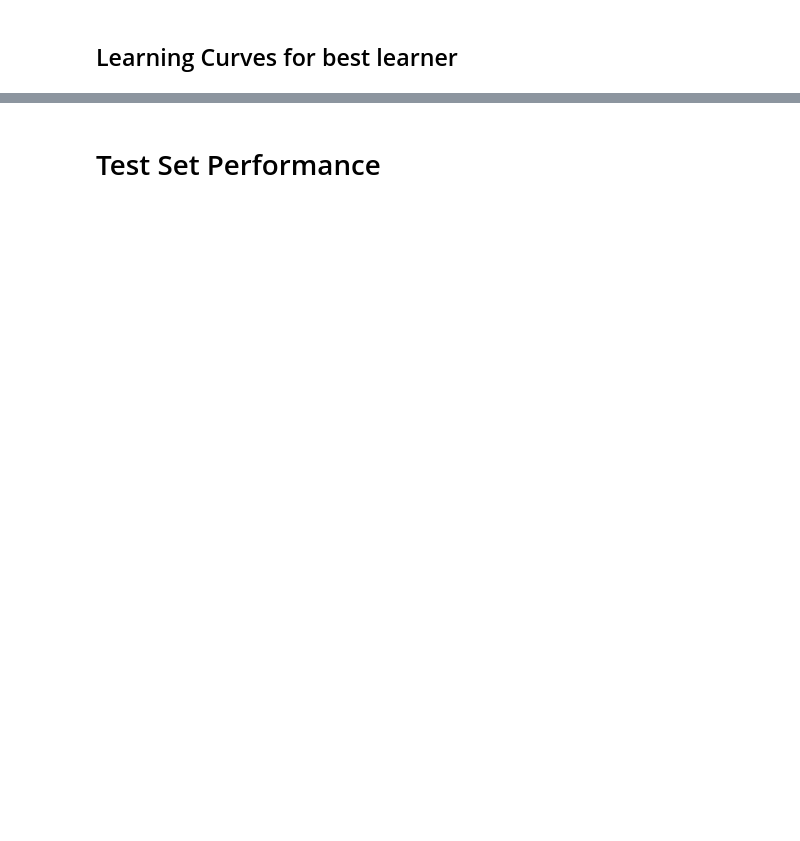
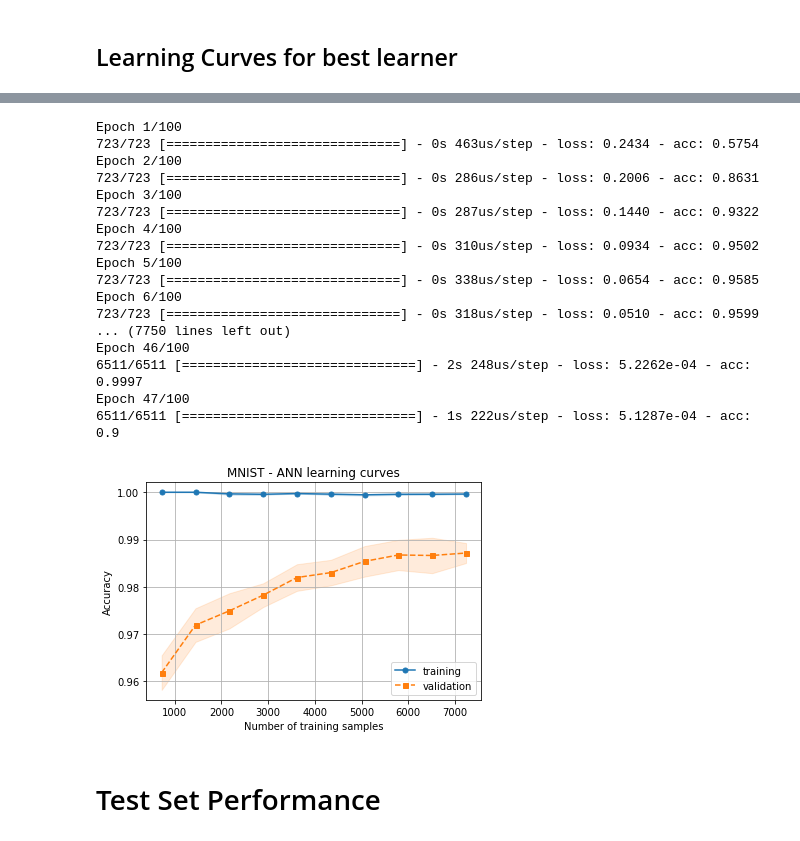
Before and after one commit to haniahhaq/CS7641-assignment-1, a Jupyter notebook: nb_mnist_ann.ipynb, the cells around one changed output, grey strips where cells are left out. Drawn from its saved outputs; the diff is of its cells as text; code cells hidden in the pictures; blank space fills up the shorter version.

```diff
--- a/nb_mnist_ann.ipynb
+++ b/nb_mnist_ann.ipynb
@@ -188,5 +262,24 @@ clf.get_params()
 # %%
-train_sizes, train_mean, train_std, test_mean, test_std =gen_and_plot_learning_curve(clf, X_train_scaled, y_train, ylim=None, cv=4, title='MNIST - ANN learning curves')
+train_sizes, train_mean, train_std, test_mean, test_std =gen_and_plot_learning_curve(clf, X_train_scaled, y_train, random_state=1, verbose=10, ylim=None, cv=4, title='MNIST - ANN learning curves')
+# %% [output]
+Epoch 1/100
+723/723 [==============================] - 0s 463us/step - loss: 0.2434 - acc: 0.5754
+Epoch 2/100
+723/723 [==============================] - 0s 286us/step - loss: 0.2006 - acc: 0.8631
+Epoch 3/100
+723/723 [==============================] - 0s 287us/step - loss: 0.1440 - acc: 0.9322
+Epoch 4/100
+723/723 [==============================] - 0s 310us/step - loss: 0.0934 - acc: 0.9502
+Epoch 5/100
+723/723 [==============================] - 0s 338us/step - loss: 0.0654 - acc: 0.9585
+Epoch 6/100
+723/723 [==============================] - 0s 318us/step - loss: 0.0510 - acc: 0.9599
+... (7750 lines left out)
+Epoch 46/100
+6511/6511 [==============================] - 2s 248us/step - loss: 5.2262e-04 - acc: 0.9997
+Epoch 47/100
+6511/6511 [==============================] - 1s 222us/step - loss: 5.1287e-04 - acc: 0.9
+[figure, added]
 # %%
 save_learning_curve(dataset, learner_type, train_sizes, train_mean, train_std, test_mean, test_std)
 # %% [markdown]
```
Also changed, not shown: parts of 10 cells of this notebook, 7 other files.
